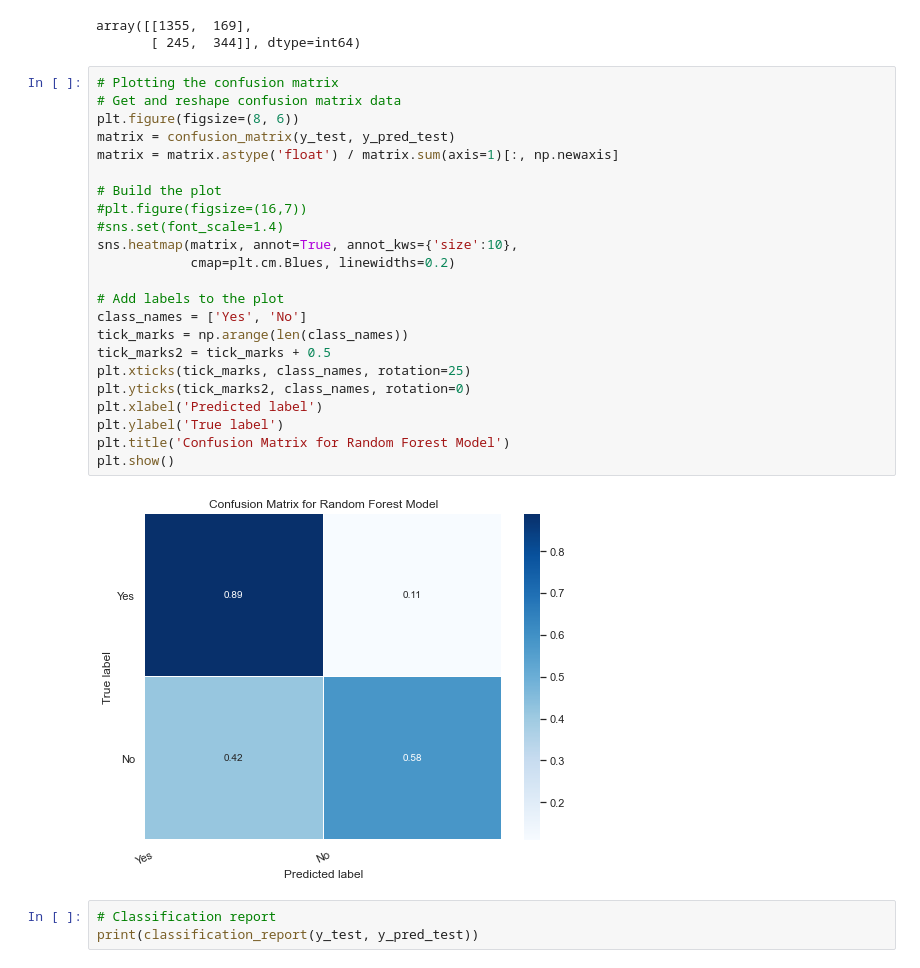
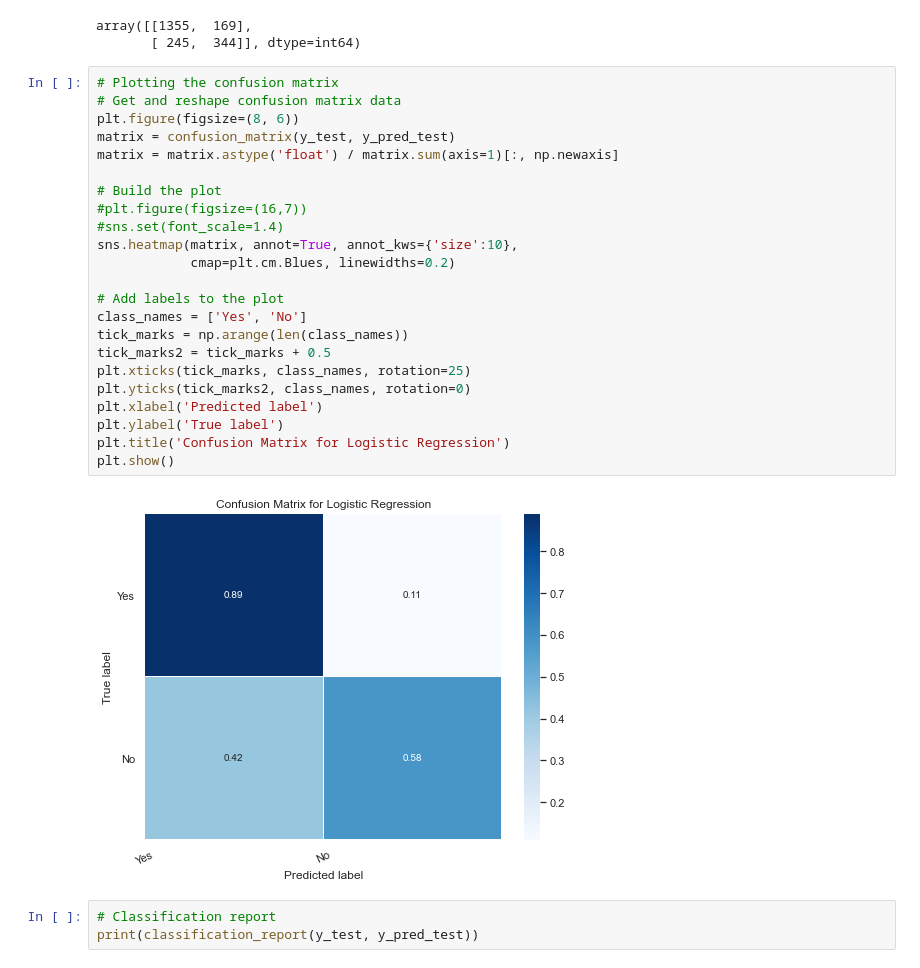
Before and after one commit to samarth-malhotra/Dissertation, a Jupyter notebook: Dissertation Project.ipynb, the cells around one changed output. Cells and saved outputs as stored; diff of their text form.

```diff
--- a/Dissertation Project.ipynb
+++ b/Dissertation Project.ipynb
@@ -536,28 +537,28 @@ array([[1355,  169],
 # %%
 # Plotting the confusion matrix
 # Get and reshape confusion matrix data
 plt.figure(figsize=(8, 6))
 matrix = confusion_matrix(y_test, y_pred_test)
 matrix = matrix.astype('float') / matrix.sum(axis=1)[:, np.newaxis]
 
 # Build the plot
 #plt.figure(figsize=(16,7))
 #sns.set(font_scale=1.4)
 sns.heatmap(matrix, annot=True, annot_kws={'size':10},
             cmap=plt.cm.Blues, linewidths=0.2)
 
 # Add labels to the plot
 class_names = ['Yes', 'No']
 tick_marks = np.arange(len(class_names))
 tick_marks2 = tick_marks + 0.5
 plt.xticks(tick_marks, class_names, rotation=25)
 plt.yticks(tick_marks2, class_names, rotation=0)
 plt.xlabel('Predicted label')
 plt.ylabel('True label')
-plt.title('Confusion Matrix for Random Forest Model')
+plt.title('Confusion Matrix for Logistic Regression')
 plt.show()
 # %% [output]
-[figure, old version]
+[figure, new version]
 # %%
 # Classification report
 print(classification_report(y_test, y_pred_test))
```
Also changed, not shown: parts of 34 cells of this notebook.
